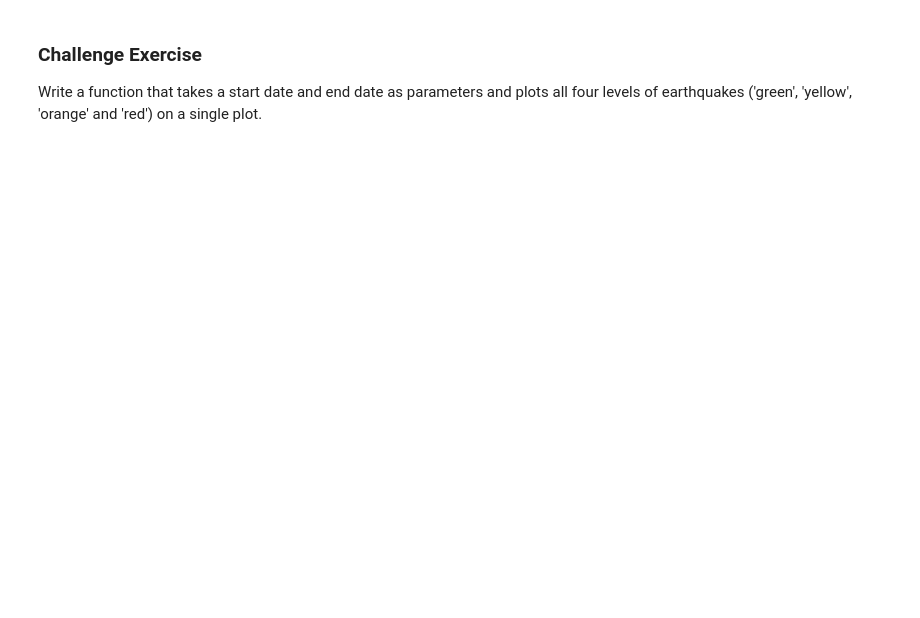
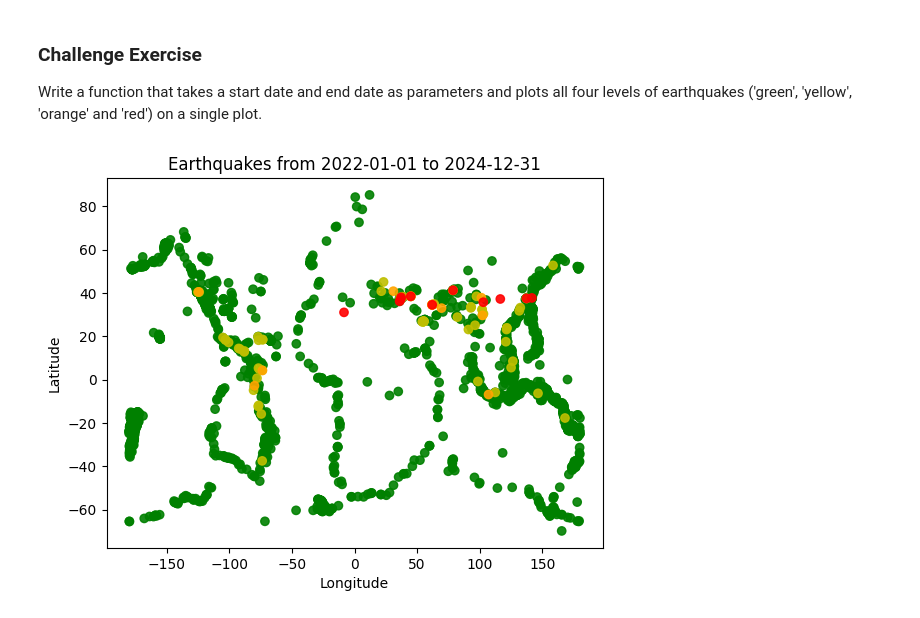
Before and after one commit to Juntolli/comp215, a Jupyter notebook: labs/lab01-introduction.ipynb, the cells around one changed output. Saved outputs shown, nothing was run; the diff lists cells and outputs as text; code cells hidden in the pictures; blank space fills up the shorter version.

```diff
--- a/labs/lab01-introduction.ipynb
+++ b/labs/lab01-introduction.ipynb
@@ -155,0 +210,52 @@ Write a function that takes a start date and end date as parameters and plots al
+# %%
+# your Challenge Ex. code here
+
+def plot_earthquakes_range(start_date, end_date):
+
+# Define API
+  api_url = 'https://earthquake.usgs.gov/fdsnws/event/1/query?'
+  alert_levels = ['green', 'yellow', 'orange', 'red']
+  events_with_alert_level = []
+
+  for level in alert_levels:
+    params_dict = {'format': 'geojson', 'starttime': start_date, 'endtime': end_date, 'alertlevel': level}
+
+    # API requests
+    response = requests.get(api_url, params = params_dict)
+    data = json.loads(response.text)
+
+    # Filter and add only events that has an alert level
+    if 'features' in data:
+      events_with_alert_level.extend(data['features'])
+
+# List of events
+  longitudes = []
+  latitudes = []
+  alert_levels = []
+
+  for event in events_with_alert_level:
+    level = event['properties'].get('alert')
+    if level:
+      longitudes.append(event['geometry']['coordinates'][0])
+      latitudes.append(event['geometry']['coordinates'][1])
+      alert_levels.append(level)
+
+
+  scatter_colour = {'green': 'g', 'yellow': 'y', 'orange': 'orange', 'red': 'r'}
+  colours = [scatter_colour[level] for level in alert_levels if level in scatter_colour]
+
+
+
+# Plot the data
+  fig, ax = plt.subplots()
+  ax.scatter(longitudes, latitudes, c=colours, alpha = 0.9)
+  plt.title(f"Earthquakes from {start_date} to {end_date}")
+  plt.xlabel("Longitude")
+  plt.ylabel("Latitude")
+  plt.show()
+
+
+
+plot_earthquakes_range('2022-01-01', '2024-12-31')
+# %% [output]
+[figure, added]
```
Also changed, not shown: parts of 5 cells of this notebook.
